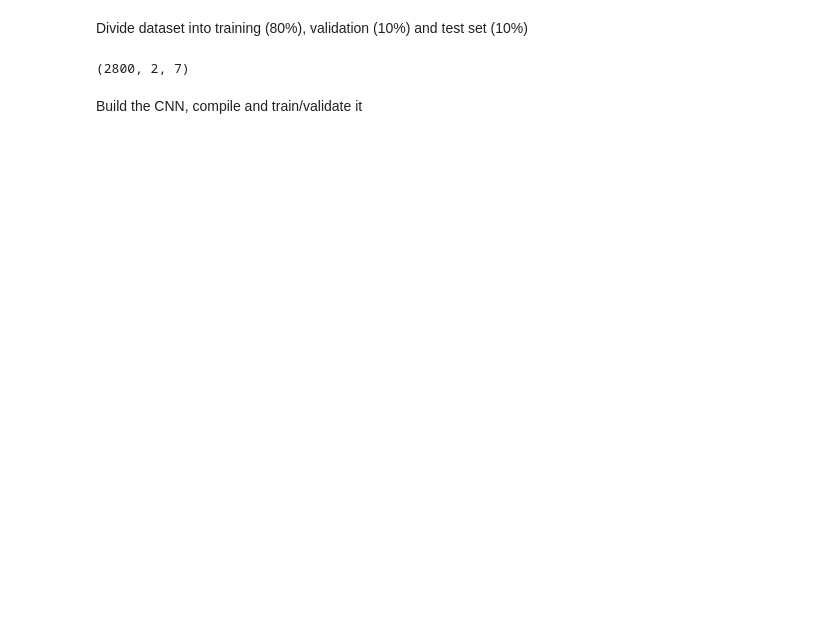
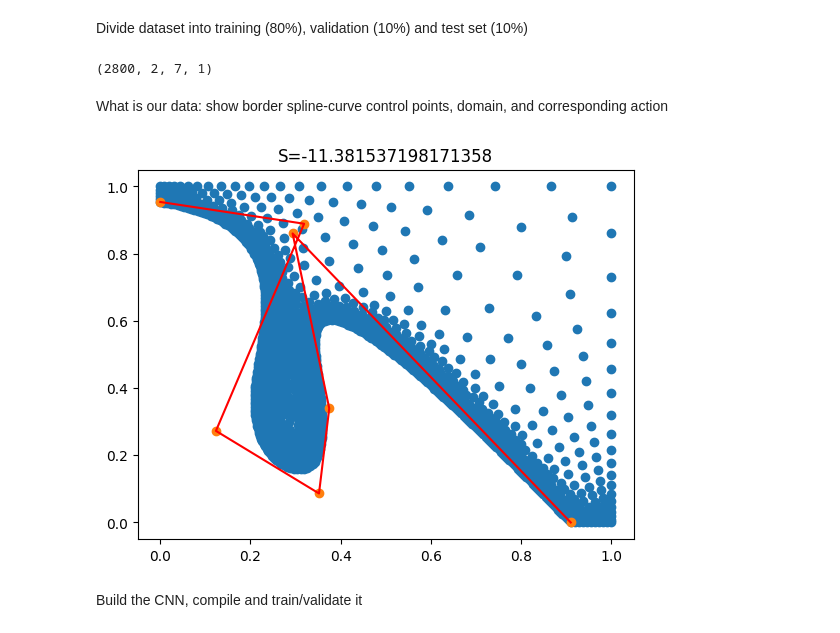
Before and after one commit to cu2mauro/NN_matlab_bubble, a Jupyter notebook: ColabCNN.ipynb, the cells around one changed output. Drawn from its saved outputs; the diff is of its cells as text; code cells hidden in the pictures; blank space fills up the shorter version.

Commit message:
first working

```diff
--- a/ColabCNN.ipynb
+++ b/ColabCNN.ipynb
@@ -35,7 +34,7 @@ mat = sio.loadmat('/content/drive/MyDrive/NN/NNtot')
 data = mat['results']
 X = np.reshape(np.vstack(data[:,0][:]),(len(data),12))
 y = np.vstack(data[:,3][:])
-X = np.reshape(np.c_[np.zeros(len(y)),X,np.zeros(len(y))],(len(y),2,7)) # add zeros for first X and last Y coordinates, reshape
+X = np.expand_dims(np.reshape(np.c_[np.zeros(len(y)),X,np.zeros(len(y))],(len(y),2,7)), axis=3) # add zeros for first X and last Y coordinates, reshape
 # %%
 print(X.shape,y.shape)
 # %% [output]
@@ -59,7 +58,19 @@ y_test = y[test_ind]
 # %%
 X_train.shape
 # %% [output]
-(2800, 2, 7)
+(2800, 2, 7, 1)
+# %% [markdown]
+What is our data: show border spline-curve control points, domain, and corresponding action
+# %%
+t = np.random.randint(len(X))
+plt.scatter(np.transpose(data[t,1]['Points'][0][0])[0],np.transpose(data[t,1]['Points'][0][0])[1])
+plt.scatter(X[t][0],X[t][1])
+plt.plot(X[t][0],X[t][1],'r')
+S = 'S='+str(y[t][0])
+plt.title(S);
+plt.show()
+# %% [output]
+[figure, added]
 # %% [markdown]
 Build the CNN, compile and train/validate it
 # %%
```
Also changed, not shown: parts of 17 cells of this notebook.
